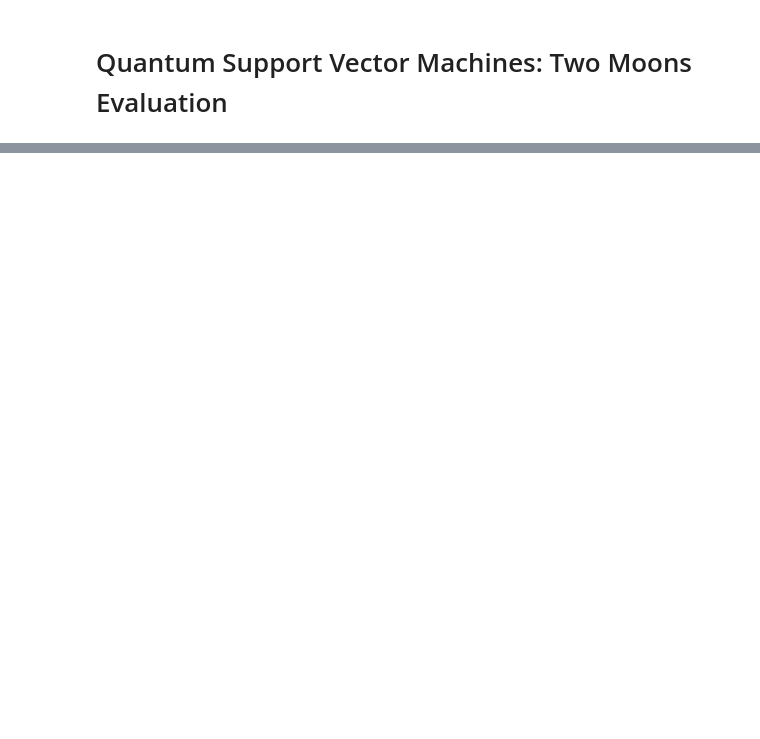
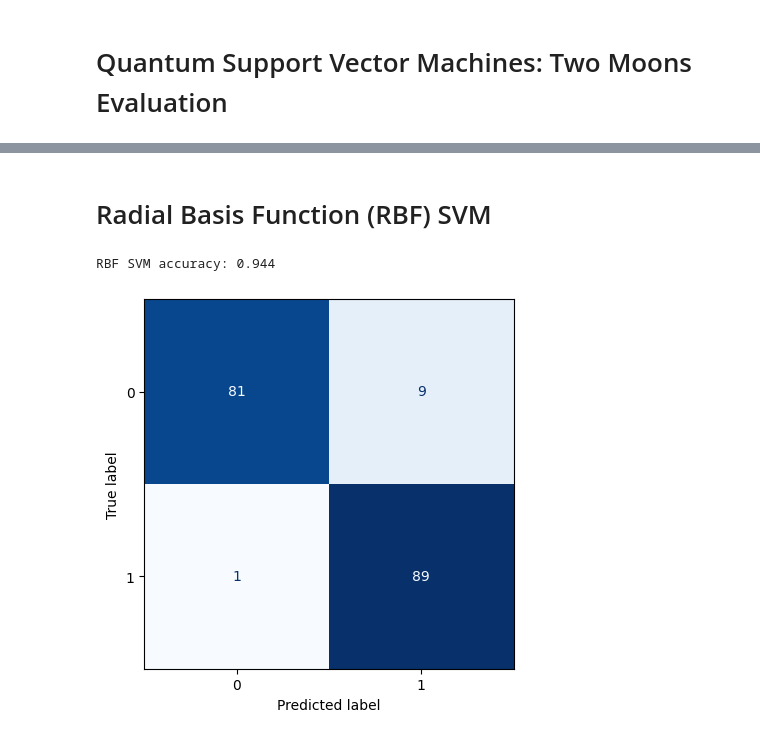
Before and after one commit to S-Spence/Quantum-Support-Vector-Machines, a Jupyter notebook: qsvm_two_moons_example.ipynb, the cells around one changed output, grey strips where cells are left out. Drawn from its saved outputs; the diff is of its cells as text; code cells hidden in the pictures; blank space fills up the shorter version.

```diff
--- a/qsvm_two_moons_example.ipynb
+++ b/qsvm_two_moons_example.ipynb
@@ -78,21 +90,17 @@ plt.show()
+# %% [markdown]
+# Radial Basis Function (RBF) SVM
 # %%
 # train
 rbf_svm = ClassicSVM(SVC(kernel="rbf", C=1.0, gamma="scale", random_state=RNG)).fit(x_train, y_train)
-
-# plot decision boundary
-fig_rbf = decision_boundary_plot(
-    predict_fn=lambda G: rbf_svm.predict(G),
-    X=data, y=labels, save_path=PLOT_RBF,
-    title="RBF SVM",
-    n=150
-)
 
 # eval
 preds_rbf_svm = rbf_svm.predict(x_test)
 acc_rbf = accuracy_score(y_test, preds_rbf_svm)
 print(f"RBF SVM accuracy: {acc_rbf:.3f}")
 
 # confusion matrix
-ConfusionMatrixDisplay(confusion_matrix(y_test, preds_rbf_svm)).plot(colorbar=False)
-plt.title("RBF SVM — Confusion Matrix")
+ConfusionMatrixDisplay(confusion_matrix(y_test, preds_rbf_svm)).plot(cmap = "Blues", colorbar=False)
 plt.show()
+# %% [output]
+RBF SVM accuracy: 0.944
+[figure, added]
```
Also changed, not shown: parts of 15 cells of this notebook, 7 other files.
